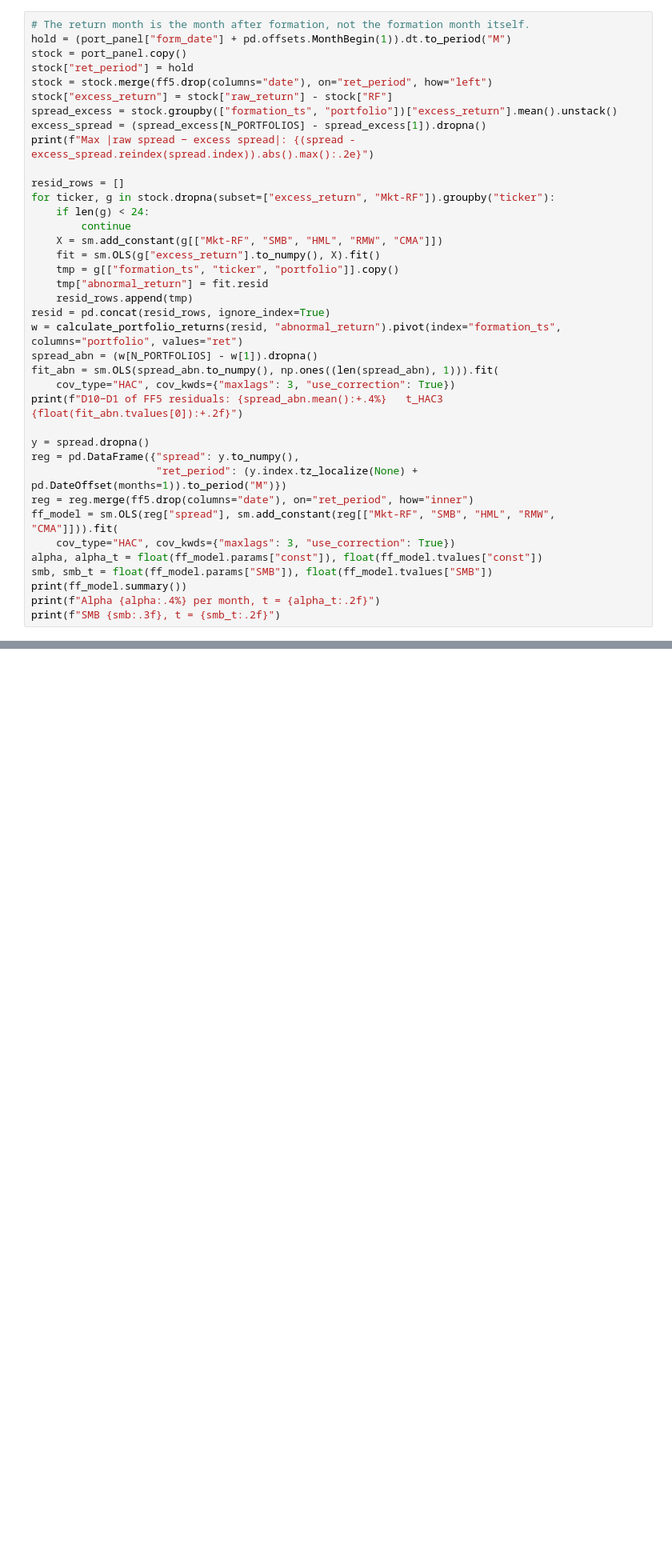
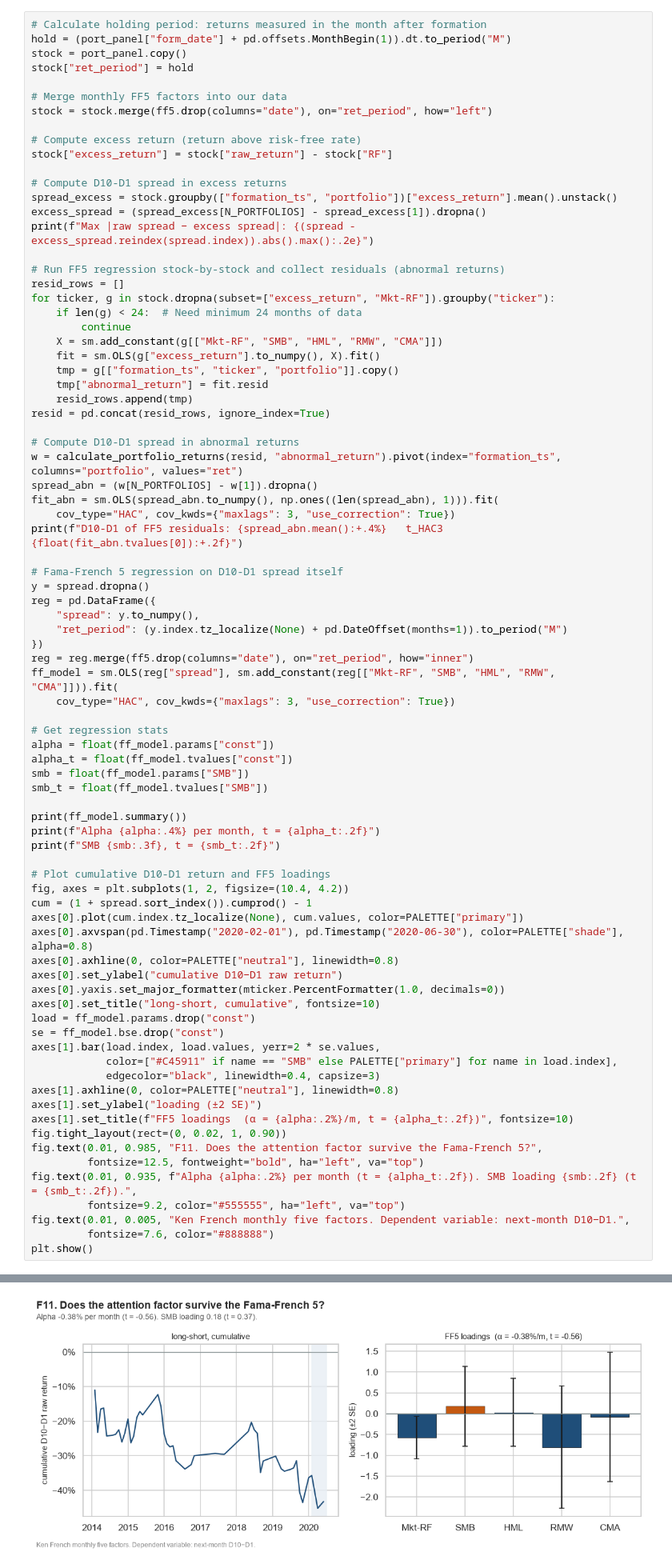
Before and after one commit to henricvsb/Finance-with-Big-Data-Lab-Sessions, a Jupyter notebook: #3/PCLAB#3 - Group 2 - Henricus Bracht Erdem Bayrakcioglu Leonard Fischbach.ipynb, the cells around one changed output, grey strips where cells are left out. Shown at 80% size. Cells and saved outputs as stored; diff of their text form; blank space fills up the shorter version.

```diff
--- a/#3/PCLAB#3 - Group 2 - Henricus Bracht Erdem Bayrakcioglu Leonard Fischbach.ipynb
+++ b/#3/PCLAB#3 - Group 2 - Henricus Bracht Erdem Bayrakcioglu Leonard Fischbach.ipynb
@@ -1681,19 +1686,26 @@ print(f"FF5 months: {ff5['date'].min().date()} to {ff5['date'].max().date()}")
 # %% [output]
 FF5 months: 1963-07-01 to 2026-08-01
 # %%
-# The return month is the month after formation, not the formation month itself.
+# Calculate holding period: returns measured in the month after formation
 hold = (port_panel["form_date"] + pd.offsets.MonthBegin(1)).dt.to_period("M")
 stock = port_panel.copy()
 stock["ret_period"] = hold
+
+# Merge monthly FF5 factors into our data
 stock = stock.merge(ff5.drop(columns="date"), on="ret_period", how="left")
+
+# Compute excess return (return above risk-free rate)
 stock["excess_return"] = stock["raw_return"] - stock["RF"]
+
+# Compute D10-D1 spread in excess returns
 spread_excess = stock.groupby(["formation_ts", "portfolio"])["excess_return"].mean().unstack()
 excess_spread = (spread_excess[N_PORTFOLIOS] - spread_excess[1]).dropna()
 print(f"Max |raw spread − excess spread|: {(spread - excess_spread.reindex(spread.index)).abs().max():.2e}")
 
+# Run FF5 regression stock-by-stock and collect residuals (abnormal returns)
 resid_rows = []
 for ticker, g in stock.dropna(subset=["excess_return", "Mkt-RF"]).groupby("ticker"):
-    if len(g) < 24:
+    if len(g) < 24:  # Need minimum 24 months of data
         continue
     X = sm.add_constant(g[["Mkt-RF", "SMB", "HML", "RMW", "CMA"]])
     fit = sm.OLS(g["excess_return"].to_numpy(), X).fit()
@@ -1701,22 +1713,58 @@ for ticker, g in stock.dropna(subset=["excess_return", "Mkt-RF"]).groupby("ticke
     tmp["abnormal_return"] = fit.resid
     resid_rows.append(tmp)
 resid = pd.concat(resid_rows, ignore_index=True)
+
+# Compute D10-D1 spread in abnormal returns
 w = calculate_portfolio_returns(resid, "abnormal_return").pivot(index="formation_ts", columns="portfolio", values="ret")
 spread_abn = (w[N_PORTFOLIOS] - w[1]).dropna()
 fit_abn = sm.OLS(spread_abn.to_numpy(), np.ones((len(spread_abn), 1))).fit(
     cov_type="HAC", cov_kwds={"maxlags": 3, "use_correction": True})
-print(f"D10−D1 of FF5 residuals: {spread_abn.mean():+.4%}   t_HAC3 {float(fit_abn.tvalues[0]):+.2f}")
+print(f"D10-D1 of FF5 residuals: {spread_abn.mean():+.4%}   t_HAC3 {float(fit_abn.tvalues[0]):+.2f}")
 
+# Fama-French 5 regression on D10-D1 spread itself
 y = spread.dropna()
-reg = pd.DataFrame({"spread": y.to_numpy(),
-                    "ret_period": (y.index.tz_localize(None) + pd.DateOffset(months=1)).to_period("M")})
+reg = pd.DataFrame({
+    "spread": y.to_numpy(),
+    "ret_period": (y.index.tz_localize(None) + pd.DateOffset(months=1)).to_period("M")
+})
 reg = reg.merge(ff5.drop(columns="date"), on="ret_period", how="inner")
 ff_model = sm.OLS(reg["spread"], sm.add_constant(reg[["Mkt-RF", "SMB", "HML", "RMW", "CMA"]])).fit(
     cov_type="HAC", cov_kwds={"maxlags": 3, "use_correction": True})
-alpha, alpha_t = float(ff_model.params["const"]), float(ff_model.tvalues["const"])
-smb, smb_t = float(ff_model.params["SMB"]), float(ff_model.tvalues["SMB"])
+
+# Get regression stats
+alpha = float(ff_model.params["const"])
+alpha_t = float(ff_model.tvalues["const"])
+smb = float(ff_model.params["SMB"])
+smb_t = float(ff_model.tvalues["SMB"])
+
 print(ff_model.summary())
 print(f"Alpha {alpha:.4%} per month, t = {alpha_t:.2f}")
 print(f"SMB {smb:.3f}, t = {smb_t:.2f}")
+
+# Plot cumulative D10-D1 return and FF5 loadings
+fig, axes = plt.subplots(1, 2, figsize=(10.4, 4.2))
+cum = (1 + spread.sort_index()).cumprod() - 1
+axes[0].plot(cum.index.tz_localize(None), cum.values, color=PALETTE["primary"])
+axes[0].axvspan(pd.Timestamp("2020-02-01"), pd.Timestamp("2020-06-30"), color=PALETTE["shade"], alpha=0.8)
+axes[0].axhline(0, color=PALETTE["neutral"], linewidth=0.8)
+axes[0].set_ylabel("cumulative D10−D1 raw return")
+axes[0].yaxis.set_major_formatter(mticker.PercentFormatter(1.0, decimals=0))
+axes[0].set_title("long-short, cumulative", fontsize=10)
+load = ff_model.params.drop("const")
+se = ff_model.bse.drop("const")
+axes[1].bar(load.index, load.values, yerr=2 * se.values,
+            color=["#C45911" if name == "SMB" else PALETTE["primary"] for name in load.index],
+            edgecolor="black", linewidth=0.4, capsize=3)
+axes[1].axhline(0, color=PALETTE["neutral"], linewidth=0.8)
+axes[1].set_ylabel("loading (±2 SE)")
+axes[1].set_title(f"FF5 loadings  (α = {alpha:.2%}/m, t = {alpha_t:.2f})", fontsize=10)
+fig.tight_layout(rect=(0, 0.02, 1, 0.90))
+fig.text(0.01, 0.985, "F11. Does the attention factor survive the Fama-French 5?",
+         fontsize=12.5, fontweight="bold", ha="left", va="top")
+fig.text(0.01, 0.935, f"Alpha {alpha:.2%} per month (t = {alpha_t:.2f}). SMB loading {smb:.2f} (t = {smb_t:.2f}).",
+         fontsize=9.2, color="#555555", ha="left", va="top")
+fig.text(0.01, 0.005, "Ken French monthly five factors. Dependent variable: next-month D10−D1.",
+         fontsize=7.6, color="#888888")
+plt.show()
 # %% [output]
 Max |raw spread − excess spread|: 1.39e-17
@@ -1731,8 +1779,9 @@ Time:                        09:45:21   Log-Likelihood:                 68.743
 No. Observations:                  48   AIC:                            -125.5
 Df Residuals:                      42   BIC:                            -114.3
 Df Model:                           5
 ... (17 lines left out)
 Notes:
 [1] Standard Errors are heteroscedasticity and autocorrelation robust (HAC) using 3 lags and with small sample correction
 Alpha -0.3832% per month, t = -0.56
 SMB 0.179, t = 0.37
+[figure, added]
```
Also changed, not shown: parts of 14 cells of this notebook.
